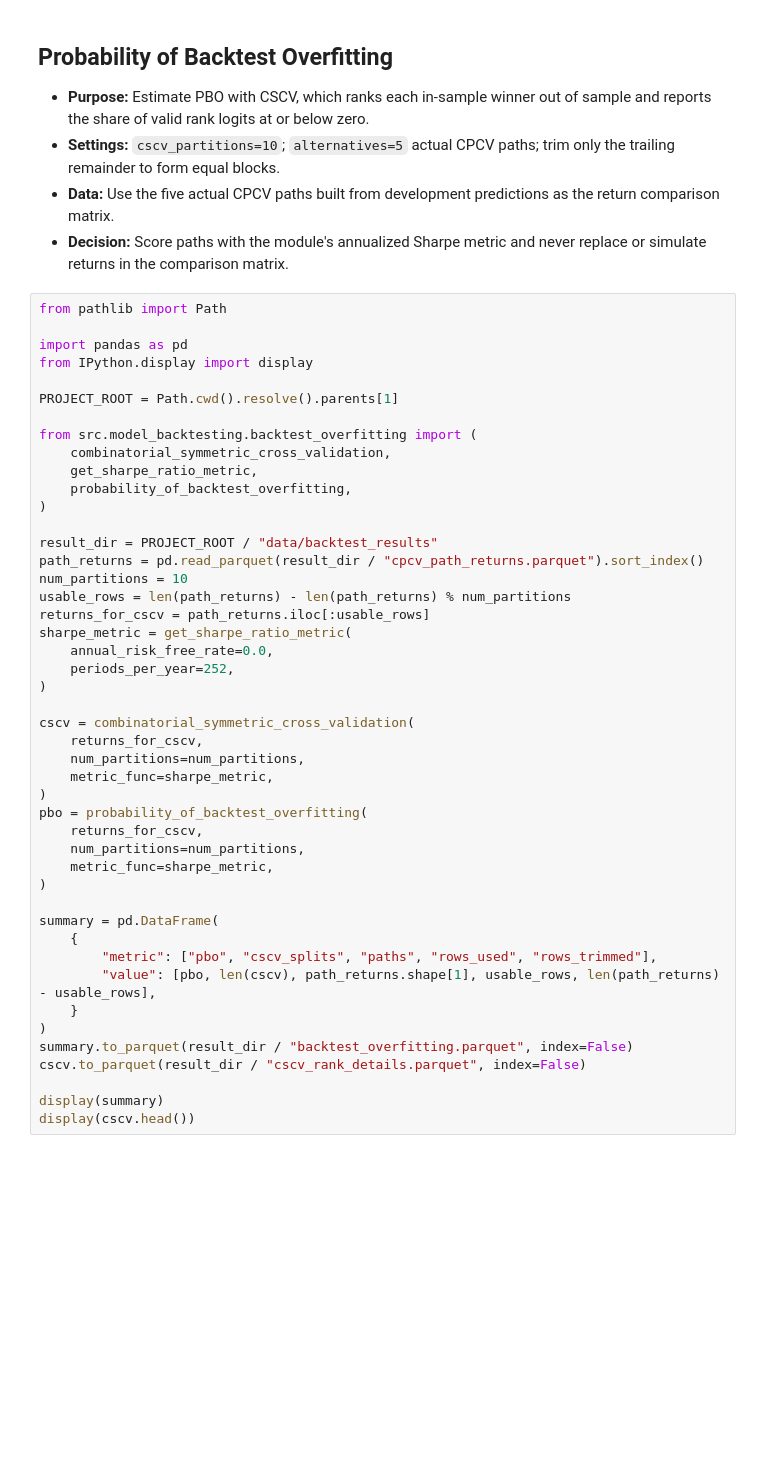
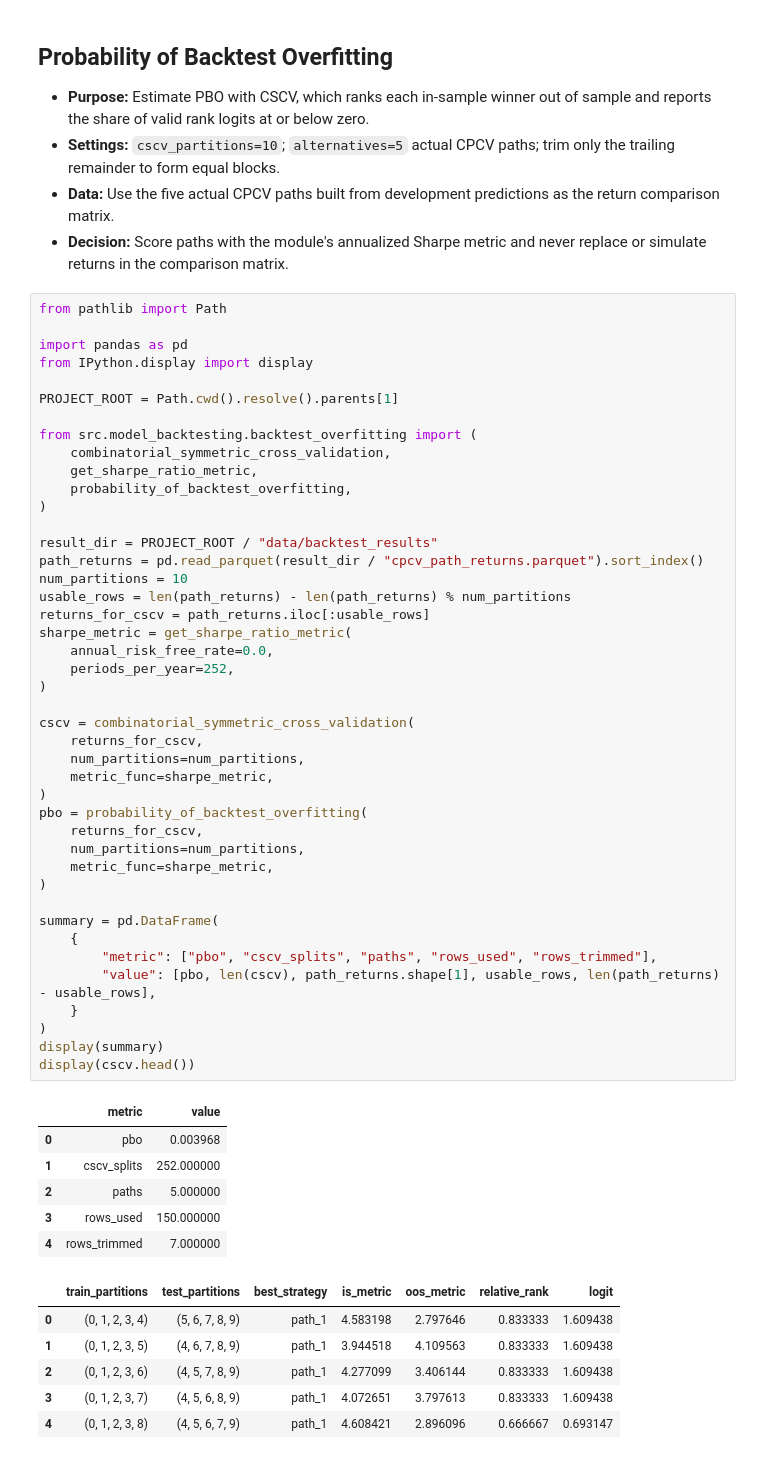
Before and after one commit to kwonjunhyuk9/financial-machine-learning, a Jupyter notebook: notebooks/model_backtesting/backtest_overfitting.ipynb, the cells around one changed output. Saved outputs shown, nothing was run; the diff lists cells and outputs as text; blank space fills up the shorter version.

```diff
--- a/notebooks/model_backtesting/backtest_overfitting.ipynb
+++ b/notebooks/model_backtesting/backtest_overfitting.ipynb
@@ -23,33 +23,43 @@ from src.model_backtesting.backtest_overfitting import (
 
 result_dir = PROJECT_ROOT / "data/backtest_results"
 path_returns = pd.read_parquet(result_dir / "cpcv_path_returns.parquet").sort_index()
 num_partitions = 10
 usable_rows = len(path_returns) - len(path_returns) % num_partitions
 returns_for_cscv = path_returns.iloc[:usable_rows]
 sharpe_metric = get_sharpe_ratio_metric(
     annual_risk_free_rate=0.0,
     periods_per_year=252,
 )
 
 cscv = combinatorial_symmetric_cross_validation(
     returns_for_cscv,
     num_partitions=num_partitions,
     metric_func=sharpe_metric,
 )
 pbo = probability_of_backtest_overfitting(
     returns_for_cscv,
     num_partitions=num_partitions,
     metric_func=sharpe_metric,
 )
 
 summary = pd.DataFrame(
     {
         "metric": ["pbo", "cscv_splits", "paths", "rows_used", "rows_trimmed"],
         "value": [pbo, len(cscv), path_returns.shape[1], usable_rows, len(path_returns) - usable_rows],
     }
 )
-summary.to_parquet(result_dir / "backtest_overfitting.parquet", index=False)
-cscv.to_parquet(result_dir / "cscv_rank_details.parquet", index=False)
-
 display(summary)
 display(cscv.head())
+# %% [output]
+|  | metric | value |
+| 0 | pbo | 0.003968 |
+| 1 | cscv_splits | 252.000000 |
+| 2 | paths | 5.000000 |
+| 3 | rows_used | 150.000000 |
+| 4 | rows_trimmed | 7.000000 |
+|  | train_partitions | test_partitions | best_strategy | is_metric | oos_metric | relative_rank | logit |
+| 0 | (0, 1, 2, 3, 4) | (5, 6, 7, 8, 9) | path_1 | 4.583198 | 2.797646 | 0.833333 | 1.609438 |
+| 1 | (0, 1, 2, 3, 5) | (4, 6, 7, 8, 9) | path_1 | 3.944518 | 4.109563 | 0.833333 | 1.609438 |
+| 2 | (0, 1, 2, 3, 6) | (4, 5, 7, 8, 9) | path_1 | 4.277099 | 3.406144 | 0.833333 | 1.609438 |
+| 3 | (0, 1, 2, 3, 7) | (4, 5, 6, 8, 9) | path_1 | 4.072651 | 3.797613 | 0.833333 | 1.609438 |
+| 4 | (0, 1, 2, 3, 8) | (4, 5, 6, 7, 9) | path_1 | 4.608421 | 2.896096 | 0.666667 | 0.693147 |
```
Also changed, not shown: 20 other files.
